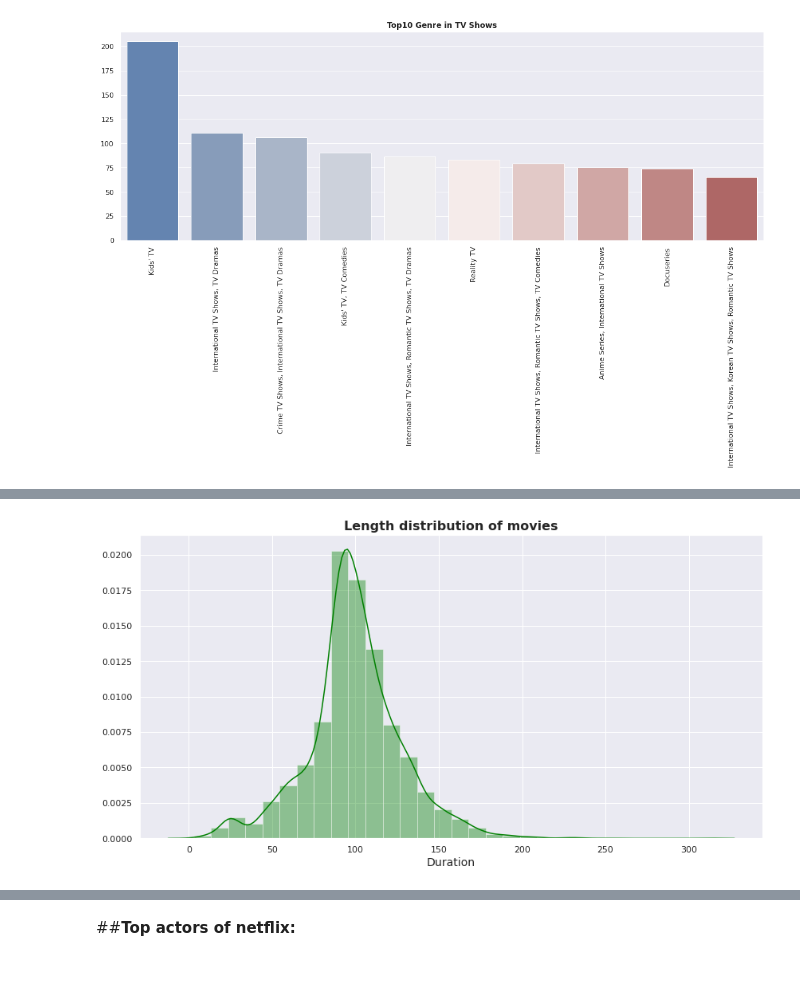
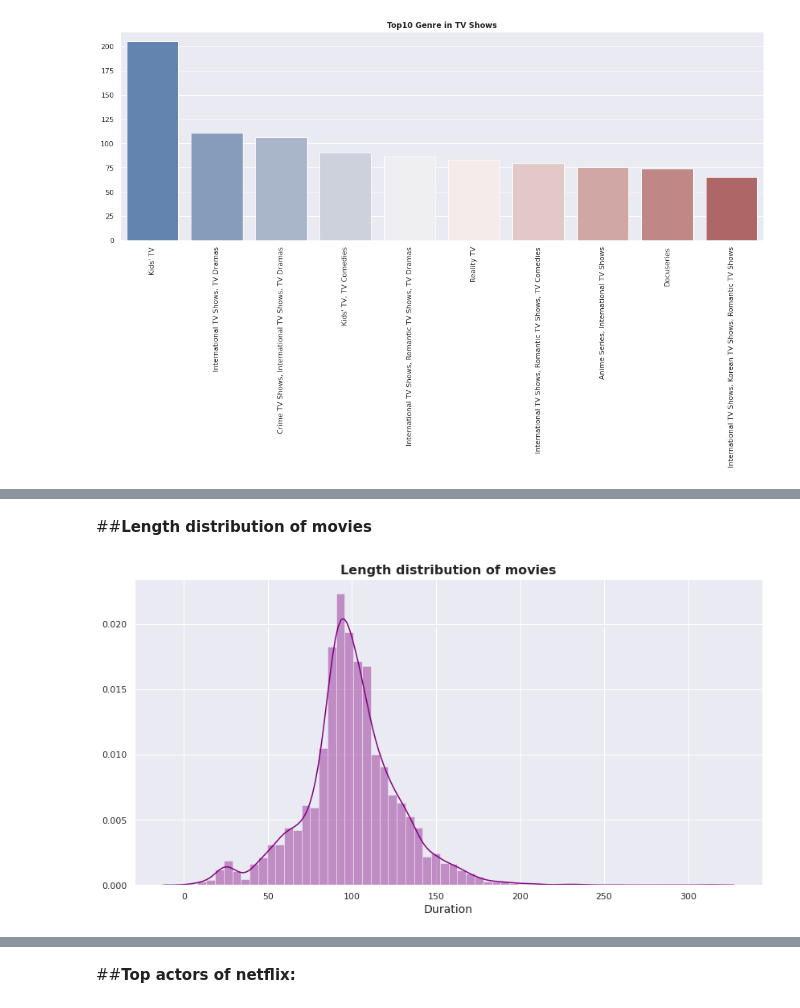
Before and after one commit to ajit04022000/Netflix-mobiles-and-Tv-show, a Jupyter notebook: NETFLIX_MOVIES_AND_TV_SHOWS_CLUSTERING.ipynb, the cells around one changed output, grey strips where cells are left out. Cells and saved outputs as stored; diff of their text form; code cells hidden in the pictures; blank space fills up the shorter version.

```diff
--- a/NETFLIX_MOVIES_AND_TV_SHOWS_CLUSTERING.ipynb
+++ b/NETFLIX_MOVIES_AND_TV_SHOWS_CLUSTERING.ipynb
@@ -783,4 +801,12 @@ data['duration']=data['duration'].str.replace('min','')
 
 data['duration']=data['duration'].astype(str).astype(int)
 # data['duration']
+# %%
+#Duration
+netflix_shows['duration']=netflix_shows['duration'].str.replace('Season','')
+netflix_shows['duration']=netflix_shows['duration'].str.replace('s','')
+netflix_movies['duration']=netflix_movies["duration"].str.replace('min','')
+
+netflix_movies['duration']=netflix_movies['duration'].astype(str).astype(int)
+netflix_shows['duration']=netflix_shows['duration'].astype(str).astype(int)
 # %%
@@ -795,11 +831,12 @@ data.head()
+# %% [markdown]
+##<b>Length distribution of movies
 # %%
-# Length distribution of movies
-movie_df = data[data['type']=='Movie']
+plt.figure(figsize=(14, 7))
 
-plt.figure(figsize=(14, 7))
-sns.distplot(movie_df['duration'], bins=30,color='green').set(ylabel=None)
+sns.distplot(netflix_movies['duration'], bins=60,color='purple').set(ylabel=None)
+
 plt.title('Length distribution of movies', fontsize=16,fontweight="bold")
 plt.xlabel('Duration', fontsize=14)
 plt.show()
 # %% [output]
-[figure, old version]
+[figure, new version]
```
Also changed, not shown: parts of 58 cells of this notebook.
